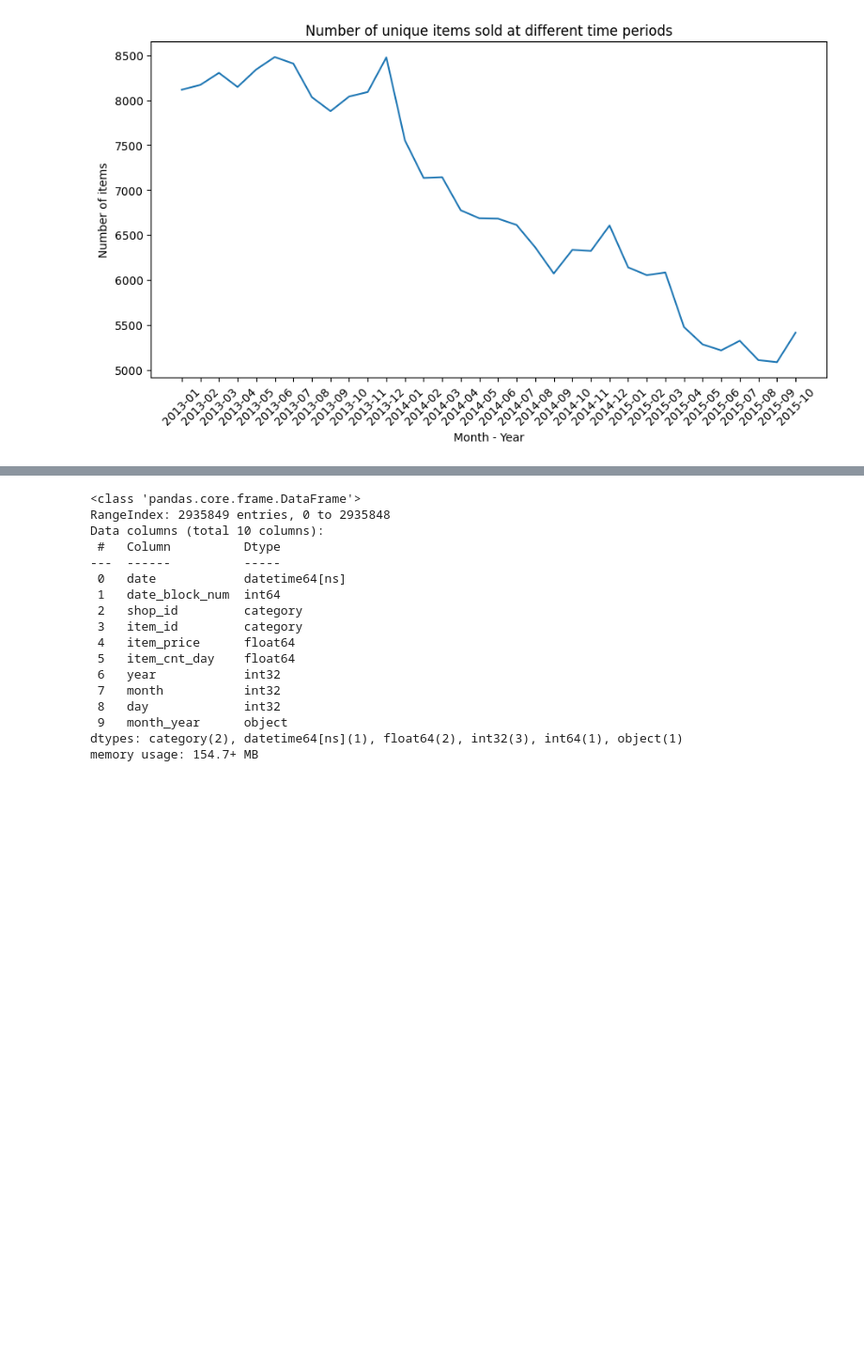
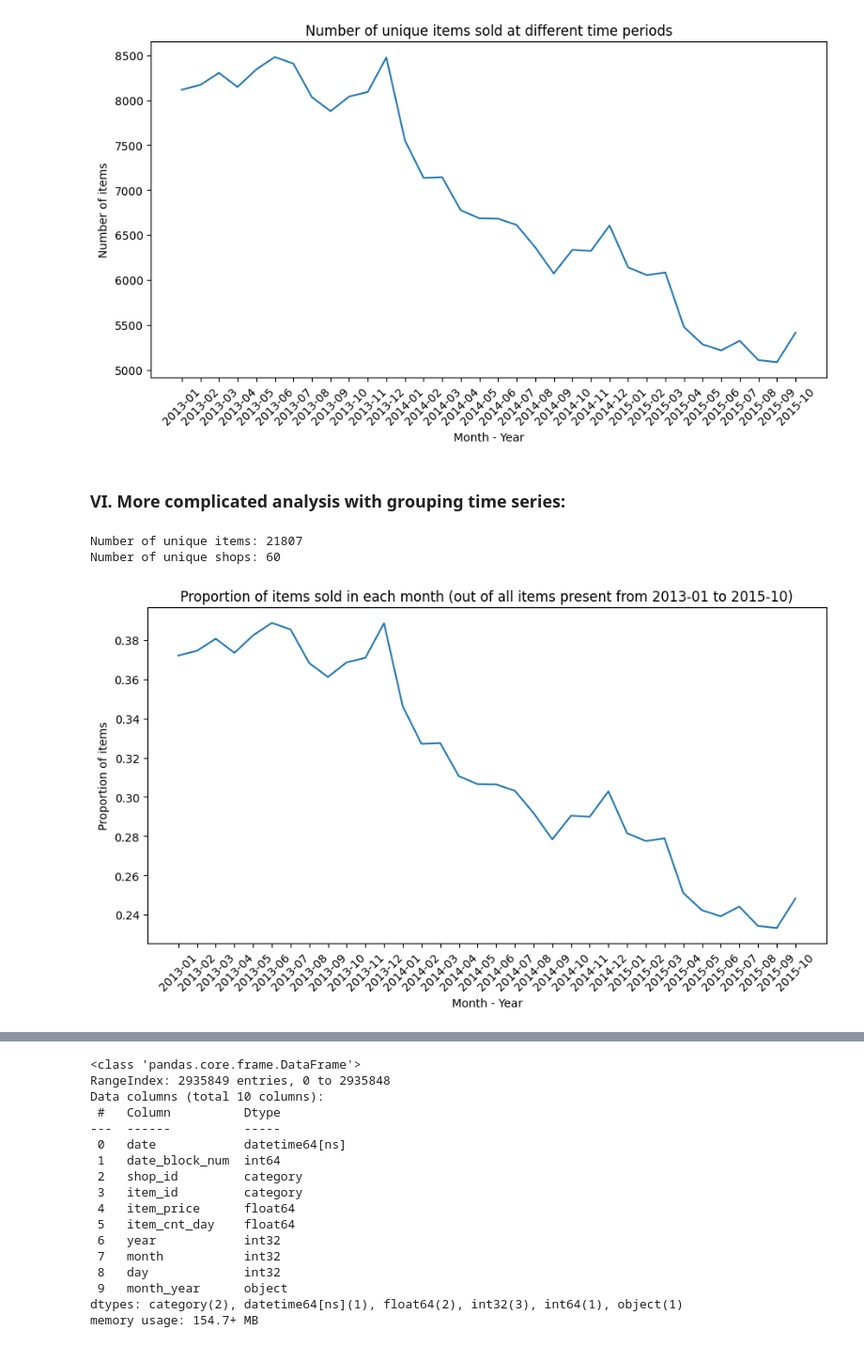
Before and after one commit to thaianle/future-sales-prediction, a Jupyter notebook: prediction_code.ipynb, the cells around one changed output, grey strips where cells are left out. Shown at 94% size. Drawn from its saved outputs; the diff is of its cells as text; code cells hidden in the pictures; blank space fills up the shorter version.

```diff
--- a/prediction_code.ipynb
+++ b/prediction_code.ipynb
@@ -647,3 +647,29 @@ ax.set_title('Number of unique items sold at different time periods')
 plt.show()
 # %% [output]
 [figure]
+# %% [markdown]
+### VI. More complicated analysis with grouping time series:
+# %%
+# Number of unique items and shops that the company has sold
+print(f'Number of unique items: {sales_full['item_id'].nunique()}')
+print(f'Number of unique shops: {sales_full['shop_id'].nunique()}')
+# %% [output]
+Number of unique items: 21807
+Number of unique shops: 60
+# %%
+# Proportion of items sold in each month
+item_pct_month = sales_full[['month_year', 'item_id']]
+item_pct_month = item_pct_month.groupby('month_year', as_index = False).nunique()
+item_pct_month['item_id'] = item_pct_month['item_id'] / sales_full['item_id'].nunique()
+
+fig, ax = plt.subplots(figsize = (9, 5))
+ax.plot(item_pct_month['month_year'], item_pct_month['item_id'])
+ax.tick_params(axis = 'x', labelrotation = 45)
+plt.tight_layout()
+
+ax.set_xlabel('Month - Year')
+ax.set_ylabel('Proportion of items')
+ax.set_title('Proportion of items sold in each month (out of all items present from 2013-01 to 2015-10)')
+plt.show()
+# %% [output]
+[figure, added]
```
Also changed, not shown: parts of 16 cells of this notebook, 1 other file.
